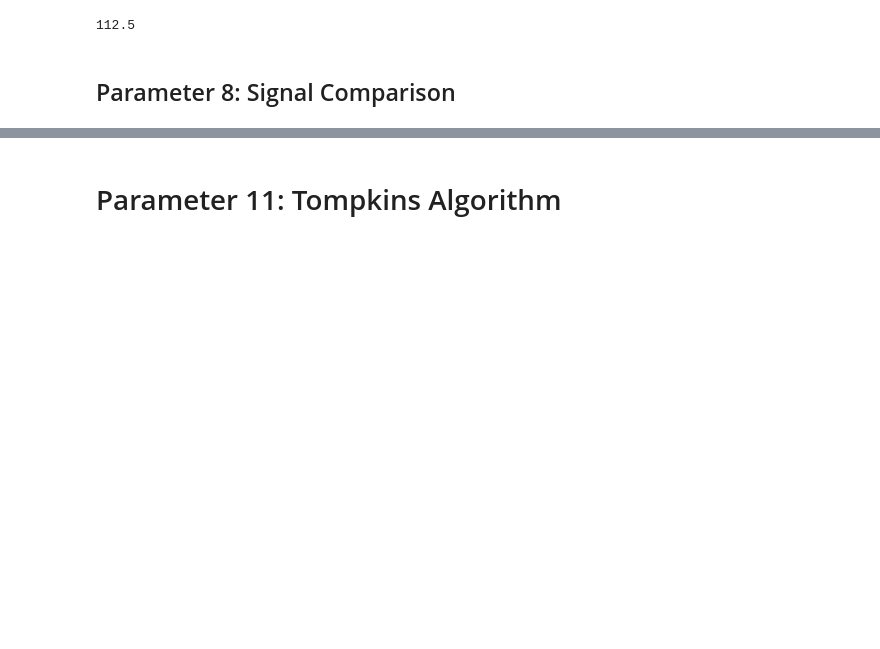
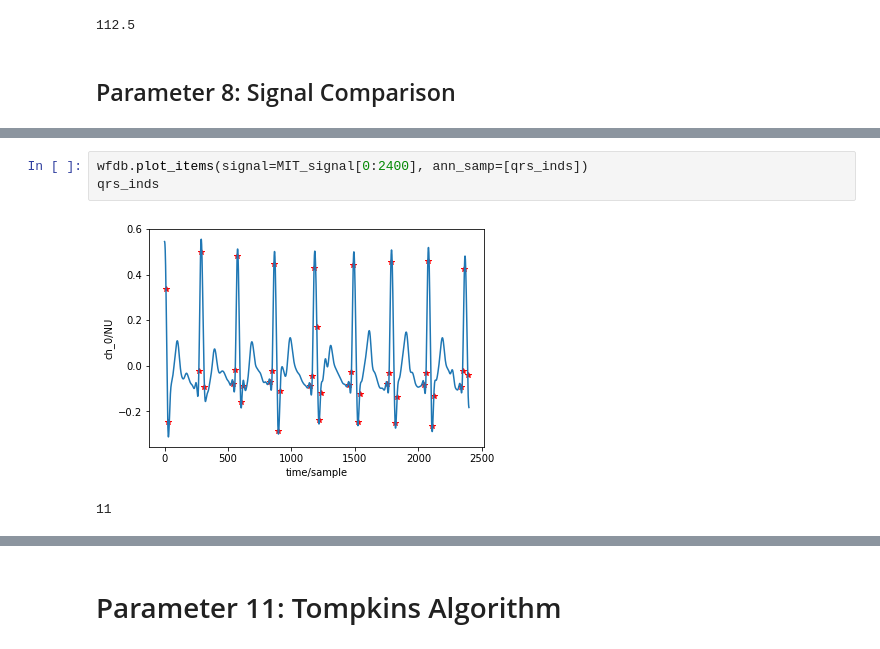
Before and after one commit to AhmadChaiban/War_on_arrhythmia, a Jupyter notebook: Thesis_Notebook.ipynb, the cells around one changed output, grey strips where cells are left out. Drawn from its saved outputs; the diff is of its cells as text; blank space fills up the shorter version.

```diff
--- a/Thesis_Notebook.ipynb
+++ b/Thesis_Notebook.ipynb
@@ -776 +750,7 @@ def step1(t,signal,ty):
+# %%
+wfdb.plot_items(signal=MIT_signal[0:2400], ann_samp=[qrs_inds])
+qrs_inds
+# %% [output]
+[figure, added]
+11
 # %%
```
Also changed, not shown: parts of 17 cells of this notebook.
